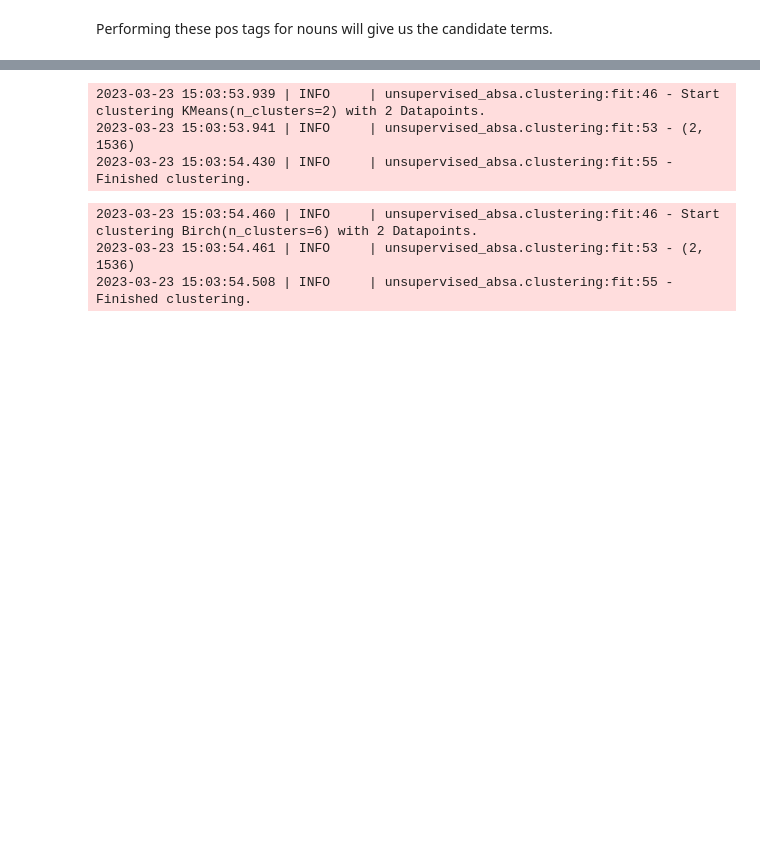
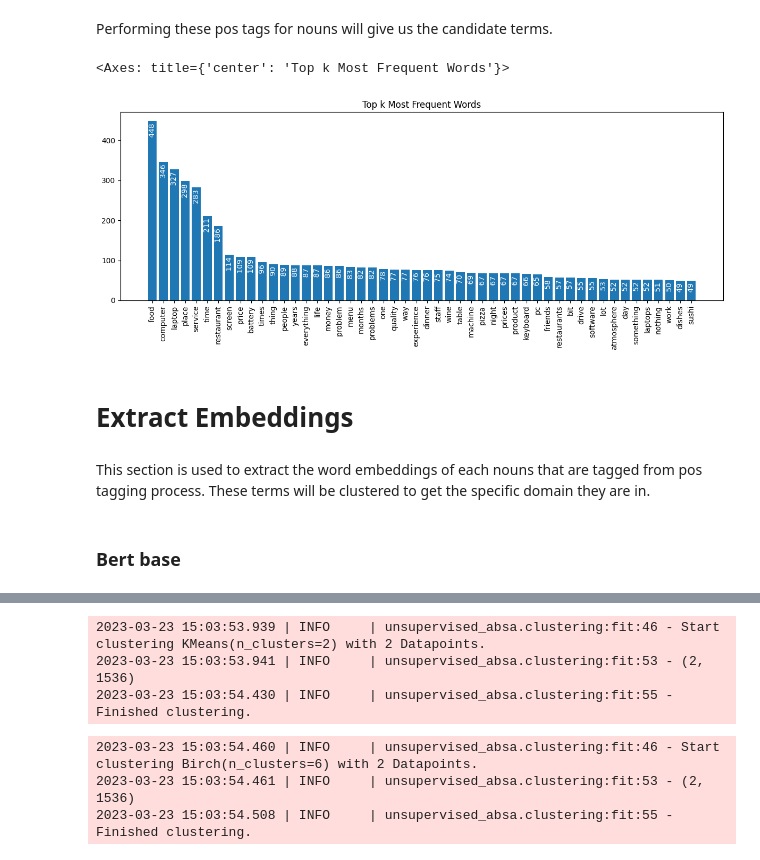
Before and after one commit to stevenlimcorn/unsupervised-absa, a Jupyter notebook: example_notebook.ipynb, the cells around one changed output, grey strips where cells are left out. Drawn from its saved outputs; the diff is of its cells as text; code cells hidden in the pictures; blank space fills up the shorter version.

Commit message:
Modified tagger and embedding file to return start, end, tag and word of tags. Embeddings return dictionary.

```diff
--- a/example_notebook.ipynb
+++ b/example_notebook.ipynb
@@ -71,11 +71,28 @@ preprocessed_df['pos_tag'] = tagger.tagging(preprocessed_df['text'], filter_tags
+# %%
+# save postag results in a json file: list of dictionaries
+import json
+pos_tags = preprocessed_df.drop(columns=['aspectTerms', 'aspectCategories', 'domain']).to_dict('records')
+with open("data/semeval_pos_tag.json", "w") as fp:
+    json.dump(pos_tags, fp)
 # %% [markdown]
 Performing these pos tags for nouns will give us the candidate terms.
 # %%
 from tqdm import tqdm
 from unsupervised_absa.preprocess import plot_top_k_words
-pos_tags = preprocessed_df.to_dict('records')
+import json
+
+with open('data/semeval_pos_tag.json') as f:
+    pos_tags = json.load(f)
+
 list_of_words = []
 for row in tqdm(pos_tags):
-    for key, value in row['pos_tag'].items():
-        pos_tags.append(value)
-plot_top_k_words(pos_tags, 50)
+    for pos_data in row['pos_tag']:
+        list_of_words.append(pos_data['word'])
+plot_top_k_words(list_of_words, 50)
+# %% [output]
+<Axes: title={'center': 'Top k Most Frequent Words'}>
+[figure, added]
+# %% [markdown]
+# Extract Embeddings
+# %% [markdown]
+This section is used to extract the word embeddings of each nouns that are tagged from pos tagging process. These terms will be clustered to get the specific domain they are in.
@@ -82,2 +102,4 @@ plot_top_k_words(pos_tags, 50)
+# %% [markdown]
+### Bert base
 # %%
 from unsupervised_absa.embedding import ExtractEmbedding, ModelType
```
Also changed, not shown: parts of 25 cells of this notebook, 2 other files.
